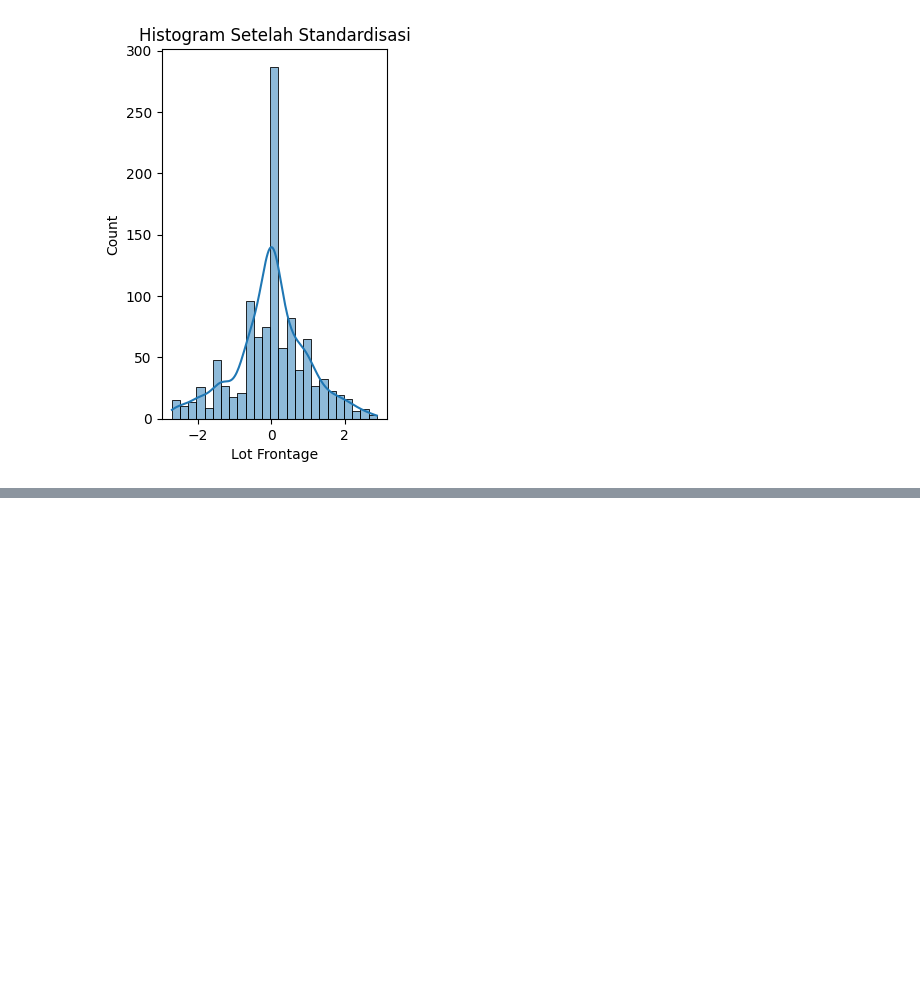
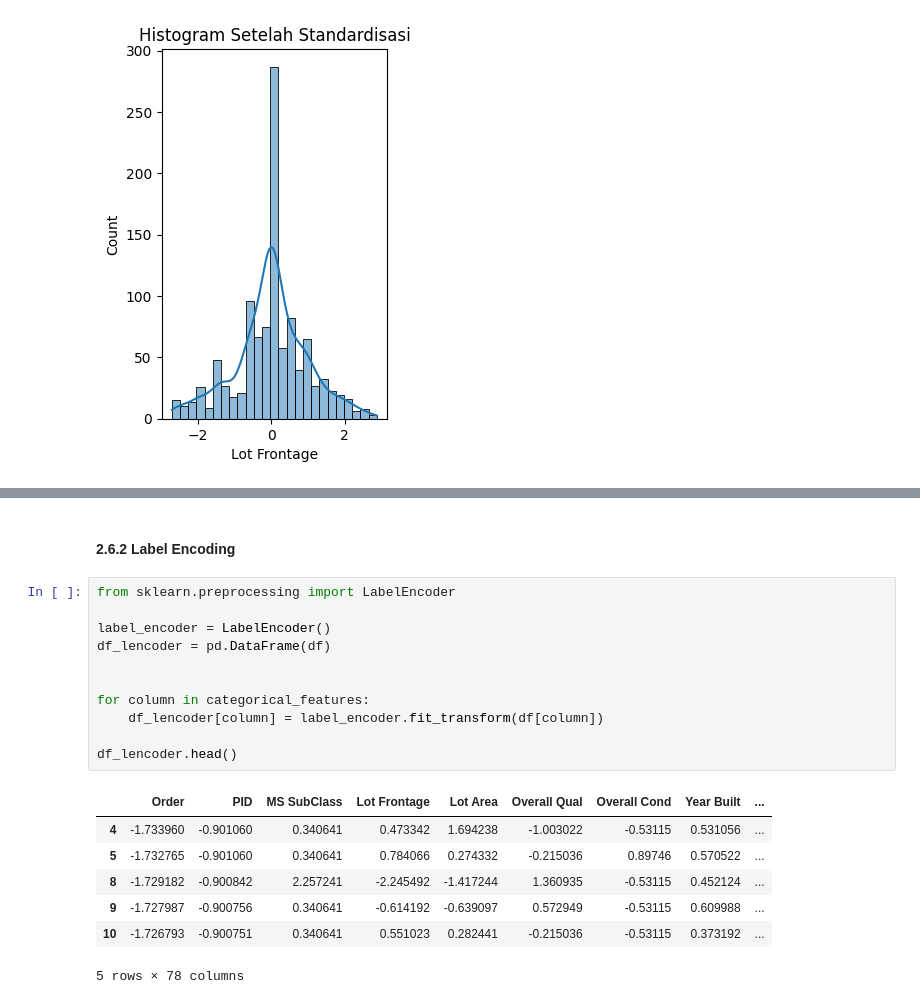
Before and after one commit to RyannPy/ames-housing-price-prediction, a Jupyter notebook: analysis.ipynb, the cells around one changed output, grey strips where cells are left out. Drawn from its saved outputs; the diff is of its cells as text; blank space fills up the shorter version.

```diff
--- a/analysis.ipynb
+++ b/analysis.ipynb
@@ -183,0 +226,21 @@ Text(0.5, 1.0, 'Histogram Setelah Standardisasi')
+# %% [markdown]
+#### 2.6.2 Label Encoding
+# %%
+from sklearn.preprocessing import LabelEncoder
+
+label_encoder = LabelEncoder()
+df_lencoder = pd.DataFrame(df)
+
+
+for column in categorical_features:
+    df_lencoder[column] = label_encoder.fit_transform(df[column])
+
+df_lencoder.head()
+# %% [output]
+|  | Order | PID | MS SubClass | Lot Frontage | Lot Area | Overall Qual | Overall Cond | Year Built | ... |
+| 4 | -1.733960 | -0.901060 | 0.340641 | 0.473342 | 1.694238 | -1.003022 | -0.53115 | 0.531056 | ... |
+| 5 | -1.732765 | -0.901060 | 0.340641 | 0.784066 | 0.274332 | -0.215036 | 0.89746 | 0.570522 | ... |
+| 8 | -1.729182 | -0.900842 | 2.257241 | -2.245492 | -1.417244 | 1.360935 | -0.53115 | 0.452124 | ... |
+| 9 | -1.727987 | -0.900756 | 0.340641 | -0.614192 | -0.639097 | 0.572949 | -0.53115 | 0.609988 | ... |
+| 10 | -1.726793 | -0.900751 | 0.340641 | 0.551023 | 0.282441 | -0.215036 | -0.53115 | 0.373192 | ... |
+5 rows × 78 columns
```
Also changed, not shown: parts of 10 cells of this notebook.
